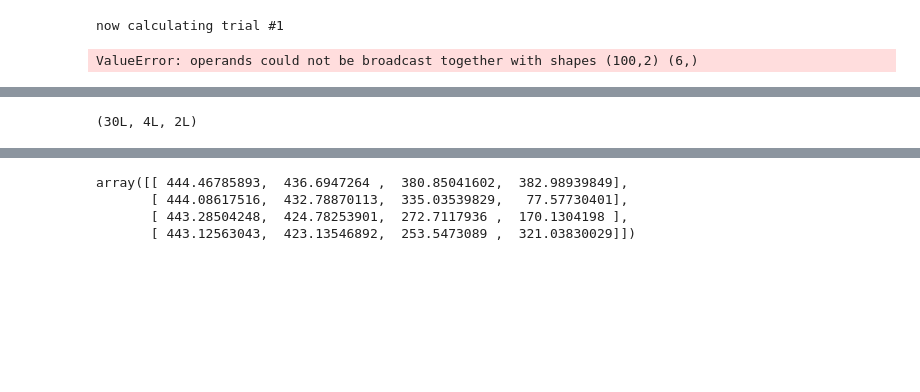
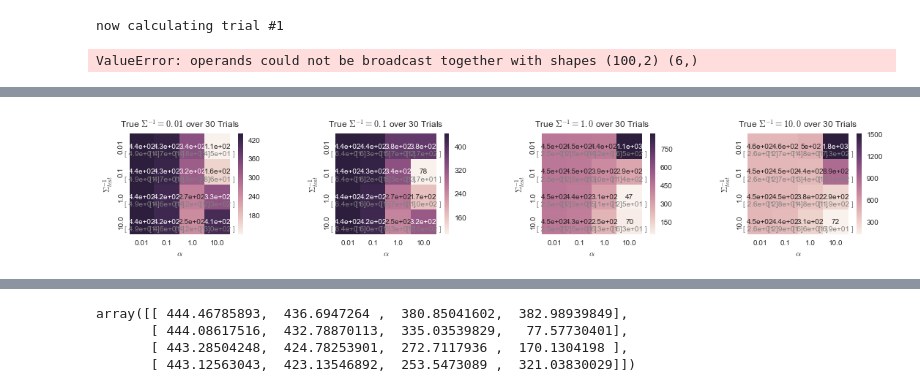
Before and after one commit to DesignInformaticsLab/EcoRacer2016, a Jupyter notebook: simulation_study/plot.ipynb, the cells around one changed output, grey strips where cells are left out. Cells and saved outputs as stored; diff of their text form; code cells hidden in the pictures; blank space fills up the shorter version.

```diff
--- a/simulation_study/plot.ipynb
+++ b/simulation_study/plot.ipynb
@@ -83,19 +78,0 @@ all_001_trials_rosen6 = np.loadtxt('all_001_trials_rosen6.txt').reshape((30,4,4)
-# %%
-f, ax = plt.subplots(nrows=2, figsize=(8,12))
-sns.heatmap(-all_001_trials_rosen6.mean(axis=0),
-            xticklabels=alpha_set, yticklabels=sig_scale,
-           robust=True, annot=True, ax=ax[0], square=True)
-ax[0].set_xlabel(r'$\alpha$')
-ax[0].set_ylabel(r'Test $\Sigma^{-1}$')
-ax[0].set_title('-log likelihood $\mu$ \n over 30 trials')
-
-sns.heatmap(all_001_trials_rosen6.std(axis=0),
-            xticklabels=alpha_set, yticklabels=sig_scale,
-           robust=True, annot=True, ax=ax[1], square=True)
-ax[1].set_xlabel(r'$\alpha$')
-ax[1].set_ylabel(r'Test $\Sigma^{-1}$')
-ax[1].set_title('-log likelihood $\sigma$ \n over 30 Trials')
-plt.tight_layout()
-# cbar_ax = f.axes[-1]
-# cbar_ax.set_ylabel('-log likelihood')
-# plt.showw()
@@ -104,4 +79,39 @@ plt.tight_layout()
-# %%
-solution.shape
-# %% [output]
-(30L, 4L, 2L)
+# %%
+sig_scale = np.array([0.01, 0.1, 1., 10.])
+alpha_set = np.array([0.01, 0.1, 1., 10.])
+# alpha_set = np.array([1e-5, 1e-4, 1e-3, 1e-2])
+
+data = np.loadtxt('all_10_trials_branin.txt').reshape((30,4,4))
+
+def heat_plot(data, sig, ax=None):
+    if ax is None:
+        f, ax = plt.subplots( figsize=(12,4))
+    sns.heatmap(-data.mean(axis=0),
+                xticklabels=alpha_set, yticklabels=sig_scale,
+               robust=True, annot=True, ax=ax, square=True)
+    ax.set_xlabel(r'$\alpha$')
+    ax.set_ylabel(r'$\Sigma^{-1}_{test}$')
+#     ax[0].set_title(r'$\mathrm{E}[-\log {\cal L}(\Sigma^{-1}_{test}|\Sigma^{-1},\alpha)]$')
+
+    for y in range(data.mean(axis=0).shape[0]):
+        for x in range(data.mean(axis=0).shape[1]):
+            ax.text(x + 0.5, y + 0.2, '[ {:.1e} ]'.format( data.std(axis=0)[-y-1, x]),
+                     horizontalalignment='center',
+                     verticalalignment='center', color='gray'
+                     )
+
+    # f.suptitle('BO Paramter estimation for Branin \n True $\Sigma^{-1}=0.01$ over 30 Trials',
+    #            y=1.1, fontsize=12)
+    ax.set_title('True $\Sigma^{-1}='+str(sig)+'$ over 30 Trials',
+               y=1.03, fontsize=12)
+# cbar_ax = f.axes[-1]
+# cbar_ax.set_ylabel('-log likelihood')
+# plt.showw()
+names=['001','01','1','10']
+f,ax = plt.subplots(ncols=4, figsize=(16,3))
+for n,i in enumerate(names):
+    data = np.loadtxt('all_'+i+'_trials_branin.txt').reshape((30,4,4))
+    heat_plot(data, sig_scale[n], ax=ax[n])
+plt.tight_layout(2)
+# %% [output]
+[figure, added]
```
Also changed, not shown: parts of 5 cells of this notebook, 22 other files.
